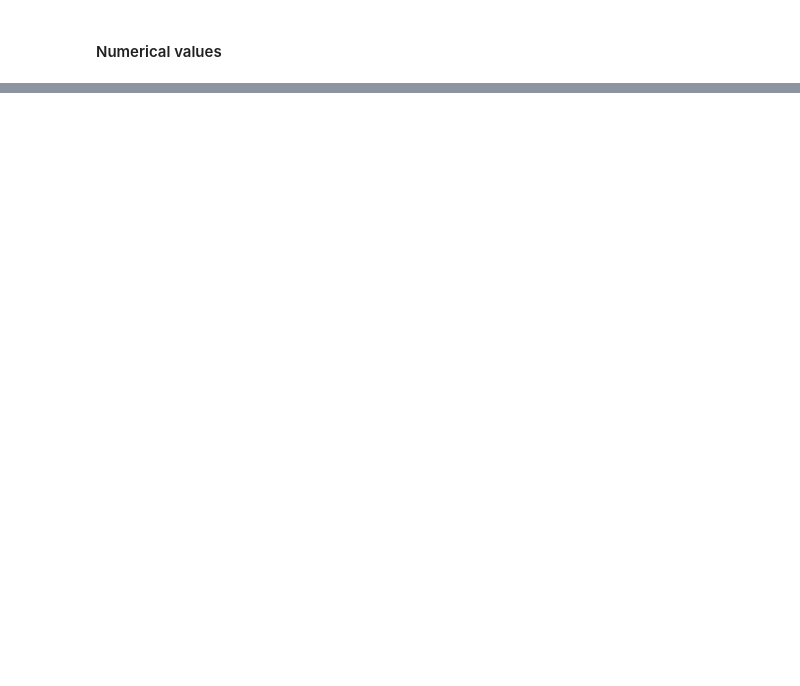
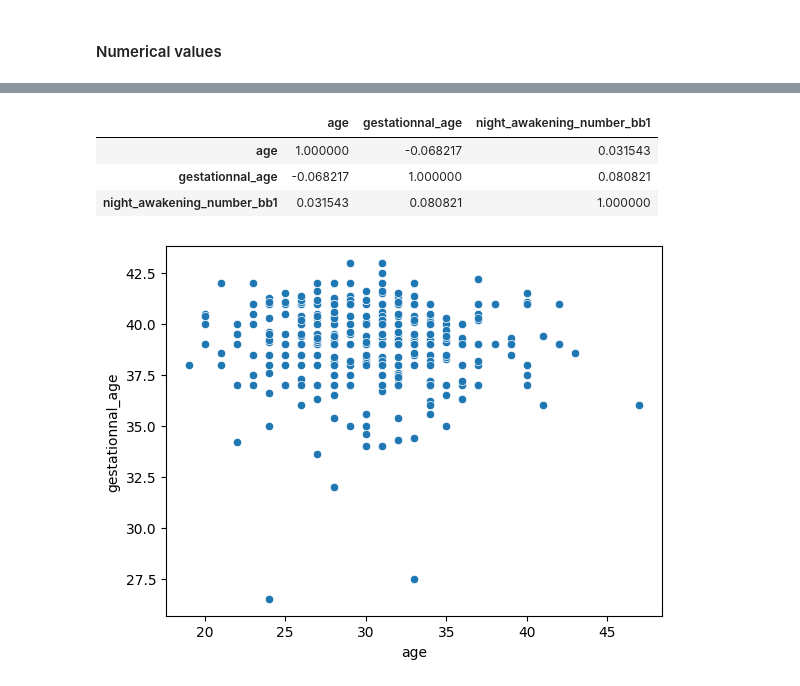
Before and after one commit to DRPproton/Maternal_mental_health_impact_on_infant_sleep, a Jupyter notebook: Maternal mental health impact on infant sleep.ipynb, the cells around one changed output, grey strips where cells are left out. Drawn from its saved outputs; the diff is of its cells as text; code cells hidden in the pictures; blank space fills up the shorter version.

```diff
--- a/Maternal mental health impact on infant sleep.ipynb
+++ b/Maternal mental health impact on infant sleep.ipynb
@@ -486,0 +506,11 @@ df_data.hist(figsize=(6,6));
+# %%
+df_data[['age', 'gestationnal_age', 'night_awakening_number_bb1']].corr()
+# %% [output]
+|  | age | gestationnal_age | night_awakening_number_bb1 |
+| age | 1.000000 | -0.068217 | 0.031543 |
+| gestationnal_age | -0.068217 | 1.000000 | 0.080821 |
+| night_awakening_number_bb1 | 0.031543 | 0.080821 | 1.000000 |
+# %%
+sns.scatterplot(x=df_data.age, y=df_data.gestationnal_age);
+# %% [output]
+[figure, added]
```
Also changed, not shown: parts of 33 cells of this notebook.
